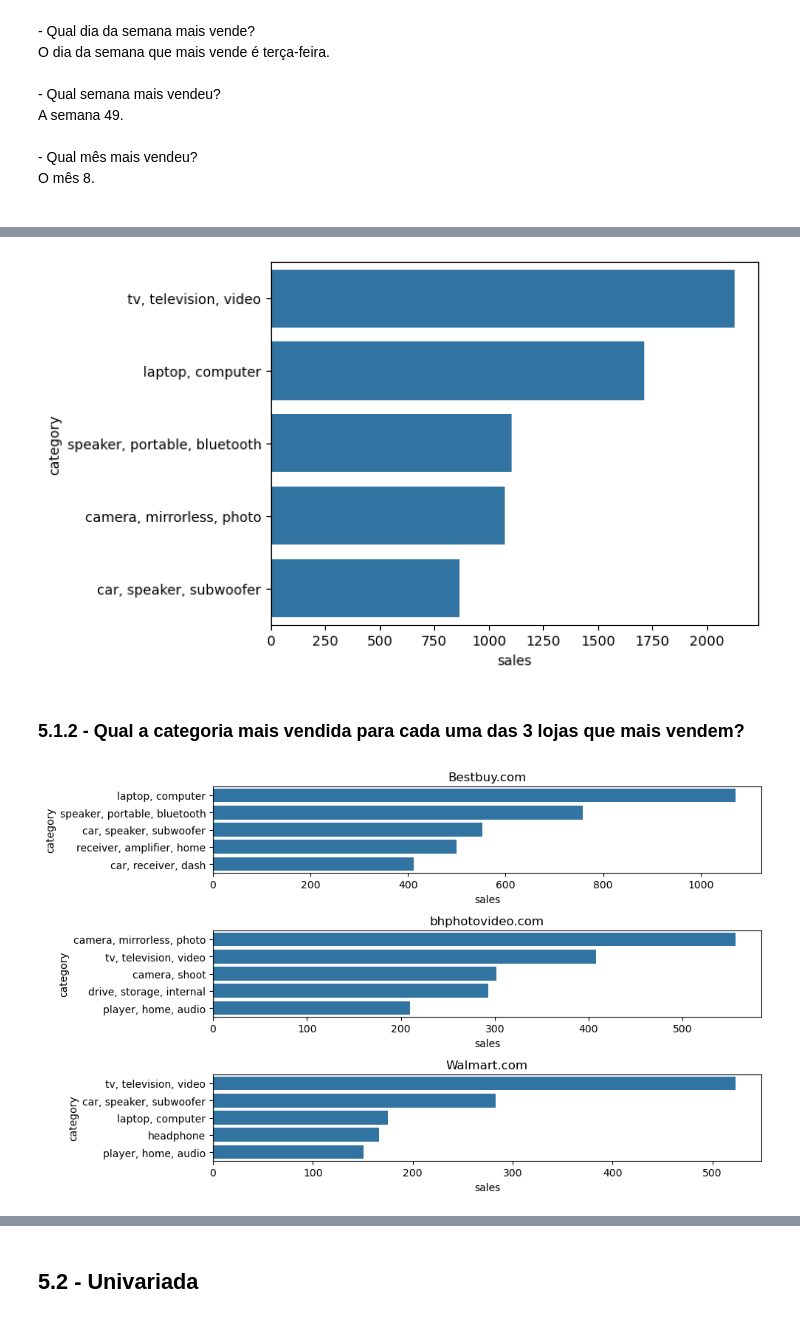
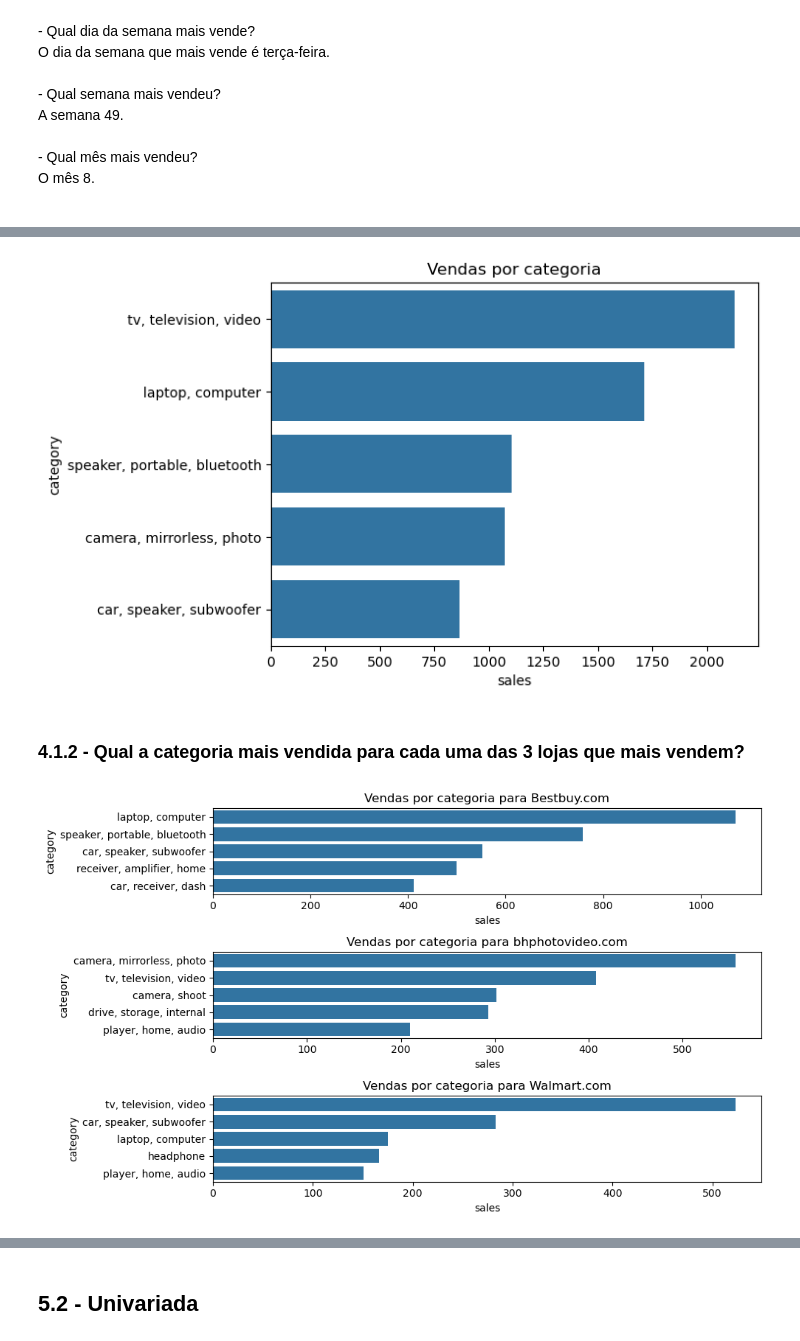
Before and after one commit to luc457x/CDS-ElasticidadeDePreco, a Jupyter notebook: notebook.ipynb, the cells around one changed output, grey strips where cells are left out. Saved outputs shown, nothing was run; the diff lists cells and outputs as text; code cells hidden in the pictures.

```diff
--- a/notebook.ipynb
+++ b/notebook.ipynb
@@ -253,13 +247,14 @@ plt.show()
 # %%
 df = df_clear[['date_imp_d', 'category_name']].groupby('category_name').count().sort_values(by='date_imp_d', ascending=False)
 sns.barplot(df.head(5), y='category_name', x='date_imp_d')
 plt.xlabel('sales')
 plt.ylabel('category')
+plt.title('Vendas por categoria')
 plt.show()
 # %% [output]
-[figure, old version]
+[figure, new version]
 # %% [markdown]
-### 5.1.2 - Qual a categoria mais vendida para cada uma das 3 lojas que mais vendem?
+### 4.1.2 - Qual a categoria mais vendida para cada uma das 3 lojas que mais vendem?
 # %%
 plt.figure(figsize=(10,6))
 x = 1
@@ -267,12 +262,12 @@ for _ in top3_merchant:
     plt.subplot(3,1,x)
     df = df_clear[df_clear['merchant'] == _][['date_imp_d', 'category_name']].groupby('category_name').count().sort_values(by='date_imp_d', ascending=False)
     sns.barplot(df.head(5), y='category_name', x='date_imp_d')
-    plt.title(_)
+    plt.title(f"Vendas por categoria para {_}")
     plt.xlabel('sales')
     plt.ylabel('category')
     x += 1
-    plt.tight_layout()
+plt.tight_layout()
 plt.show()
 # %% [output]
-[figure, old version]
+[figure, new version]
 # %% [markdown]
```
Also changed, not shown: parts of 20 cells of this notebook.
